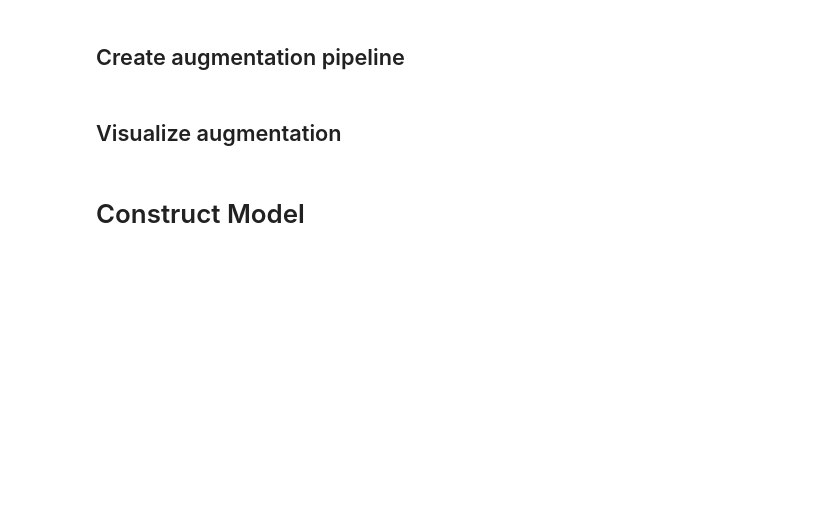
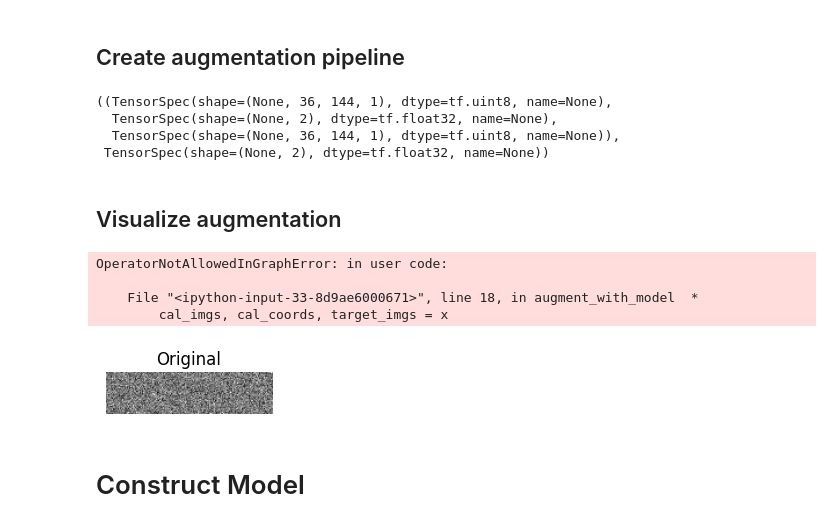
Before and after one commit to jspsych/eye-tracking-training, a Jupyter notebook: models/densenet-regression-model.ipynb, the cells around one changed output. Cells and saved outputs as stored; diff of their text form; code cells hidden in the pictures; blank space fills up the shorter version.

Commit message:
fix for map function, range on augmentation

```diff
--- a/models/densenet-regression-model.ipynb
+++ b/models/densenet-regression-model.ipynb
@@ -254,28 +254,35 @@ def reducer_function_fixed_pts_with_id(subject_id, ds):
 # %%
 #Create a preprocessing model
 augmentation_model = tf.keras.Sequential([
-    tf.keras.layers.Rescaling(1.0/255),
-    tf.keras.layers.RandomBrightness(factor=0.1),
-    tf.keras.layers.RandomContrast(factor=0.1),
-    tf.keras.layers.RandomRotation(factor=0.05, fill_mode='constant'),
-    tf.keras.layers.RandomTranslation(0.05, 0.05, fill_mode='constant'),
-    tf.keras.layers.RandomZoom(
-        height_factor=(-0.05, 0.05),
-        width_factor=(-0.05, 0.05),
-        fill_mode='constant'
-    ),
-    tf.keras.layers.GaussianNoise(0.01)
+  tf.keras.layers.Rescaling(1.0/255),
+  tf.keras.layers.RandomBrightness(factor=0.1, value_range=(0,1)),
+  tf.keras.layers.RandomContrast(factor=0.1),
+  tf.keras.layers.RandomRotation(factor=0.05, fill_mode='constant'),
+  tf.keras.layers.RandomTranslation(0.05, 0.05, fill_mode='constant'),
+  tf.keras.layers.RandomZoom(
+      height_factor=(-0.05, 0.05),
+      width_factor=None,
+      fill_mode='constant'
+  ),
+  tf.keras.layers.GaussianNoise(0.01)
 ])
 
 @tf.function
-def augment_with_model(image, label):
-    # Add batch dimension for the model
-    image = tf.expand_dims(image, 0)
-    # Apply augmentation model
-    image = augmentation_model(image, training=True)
-    # Remove batch dimension
-    image = tf.squeeze(image, 0)
-    return image, label
+def augment_with_model(x, y):
+  cal_imgs, cal_coords, target_imgs = x
+
+  # Apply augmentation model
+  cal_imgs = augmentation_model(cal_imgs, training=True)
+  target_imgs = augmentation_model(target_imgs, training=True)
+
+  return (cal_imgs, cal_coords, target_imgs), y
+# %%
+t1.element_spec
+# %% [output]
+((TensorSpec(shape=(None, 36, 144, 1), dtype=tf.uint8, name=None),
+  TensorSpec(shape=(None, 2), dtype=tf.float32, name=None),
+  TensorSpec(shape=(None, 36, 144, 1), dtype=tf.uint8, name=None)),
+ TensorSpec(shape=(None, 2), dtype=tf.float32, name=None))
 # %%
 t0 = train_data_rescaled.cache()
 
@@ -308,36 +315,42 @@ train_ds = t1.map(
 def visualize_augmentations(dataset, num_examples=5):
     """Visualize augmentations from a tf.data.Dataset"""
     # Get a sample image
-    for image_batch, _ in dataset.take(1):
-        sample_image = image_batch[0]  # First image in the batch
+    for x, y in t1.take(1):
+        sample_image = x[0][0]  # First image in the batch
 
     # Create a figure to display results
     plt.figure(figsize=(15, 3))
 
     # Show original (normalized)
     plt.subplot(1, num_examples+1, 1)
     plt.imshow(sample_image.numpy().squeeze(), cmap='gray')
     plt.title("Original")
     plt.axis('off')
 
     # Create a dataset with just our sample image
     single_image_ds = tf.data.Dataset.from_tensors((sample_image, 0))
 
     # Apply augmentation multiple times
     augmented_ds = single_image_ds.repeat(num_examples).map(augment_with_model)
 
     # Display augmented versions
     for i, (aug_img, _) in enumerate(augmented_ds.take(num_examples)):
         plt.subplot(1, num_examples+1, i+2)
         plt.imshow(aug_img.numpy().squeeze(), cmap='gray')
         plt.title(f"Aug {i+1}")
         plt.axis('off')
 
     plt.tight_layout()
     plt.show()
 
 # Use this to check your augmentations
 visualize_augmentations(train_ds)
+# %% [output]
+OperatorNotAllowedInGraphError: in user code:
+
+    File "<ipython-input-33-8d9ae6000671>", line 18, in augment_with_model  *
+        cal_imgs, cal_coords, target_imgs = x
+[figure, added]
 # %% [markdown]
 # Construct Model
 # %% [markdown]
```
Also changed, not shown: parts of 2 cells of this notebook.
